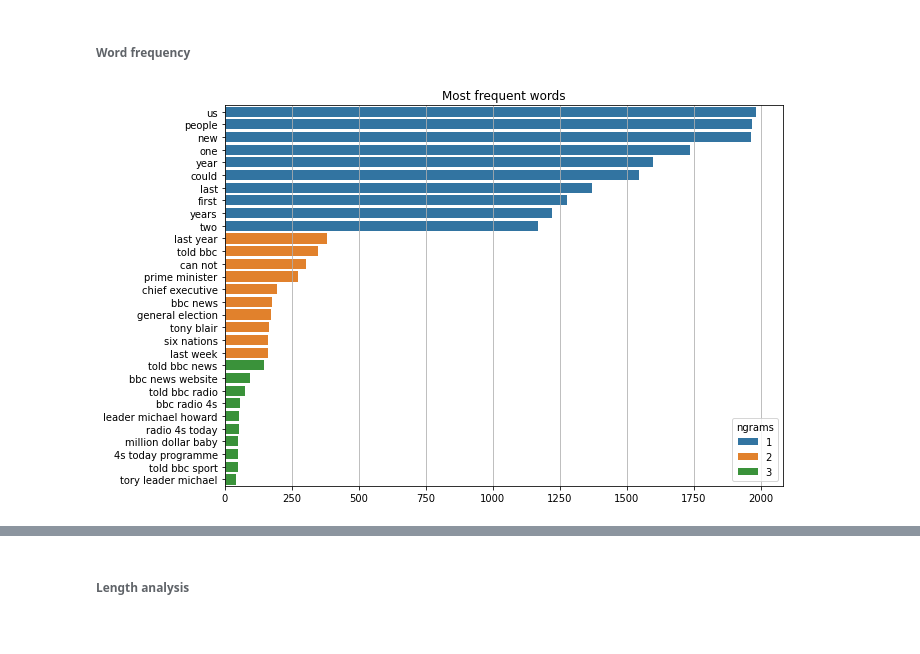
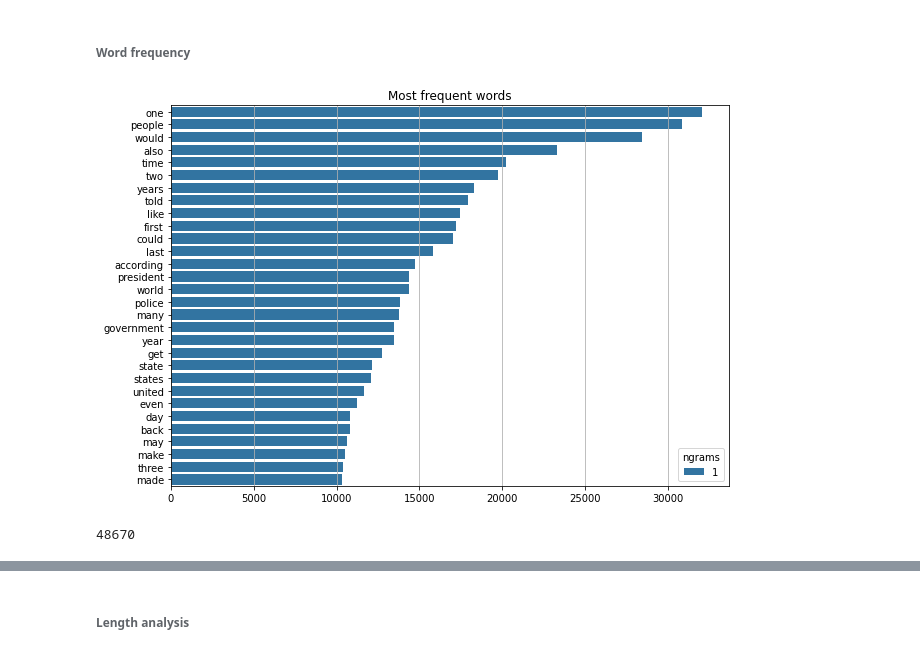
Before and after one commit to mdipietro09/DataScience_ArtificialIntelligence_Utils, a Jupyter notebook: natural_language_processing/example_text_summarization.ipynb, the cells around one changed output, grey strips where cells are left out. Drawn from its saved outputs; the diff is of its cells as text; code cells hidden in the pictures.

Commit message:
new summary dataset

```diff
--- a/natural_language_processing/example_text_summarization.ipynb
+++ b/natural_language_processing/example_text_summarization.ipynb
@@ -56,0 +64,3 @@ dtf.head()
+# %%
+dtf = pd.read_csv("data_summary.csv")
+dtf.head()
@@ -90,7 +109,7 @@ The plan is likely to give creditors of Parmalat Finanziaria shares worth about
 ###### Text cleaning
 # %%
 lst_stopwords = create_stopwords()
-lst_stopwords = lst_stopwords + ["said","mr","would","also"]
+lst_stopwords = lst_stopwords + ["cnn","says","said","new"]
 # %%
 dtf = add_preprocessed_text(dtf, column="text", punkt=True, lower=True, slang=True, lst_stopwords=lst_stopwords)
 dtf = add_preprocessed_text(dtf, column="y", punkt=True, lower=True, slang=True, lst_stopwords=lst_stopwords)
@@ -118,6 +137,13 @@ plan likely give creditors parmalat finanziaria shares worth 57 debts owed credi
 # %% [markdown]
 ###### Word frequency
 # %%
-words = word_freq(corpus=dtf["text_clean"], ngrams=[1,2,3], top=10, figsize=(10,7))
+# Find most common words in text
+dtf_freq = word_freq(corpus=dtf["text_clean"], ngrams=[1], top=30, figsize=(10,7))
 # %% [output]
-[figure, old version]
+[figure, new version]
+# %%
+thres = 5
+X_top_words = len(dtf_freq[dtf_freq["freq"]>thres])
+X_top_words
+# %% [output]
+48670
```
Also changed, not shown: parts of 38 cells of this notebook, 2 other files.
